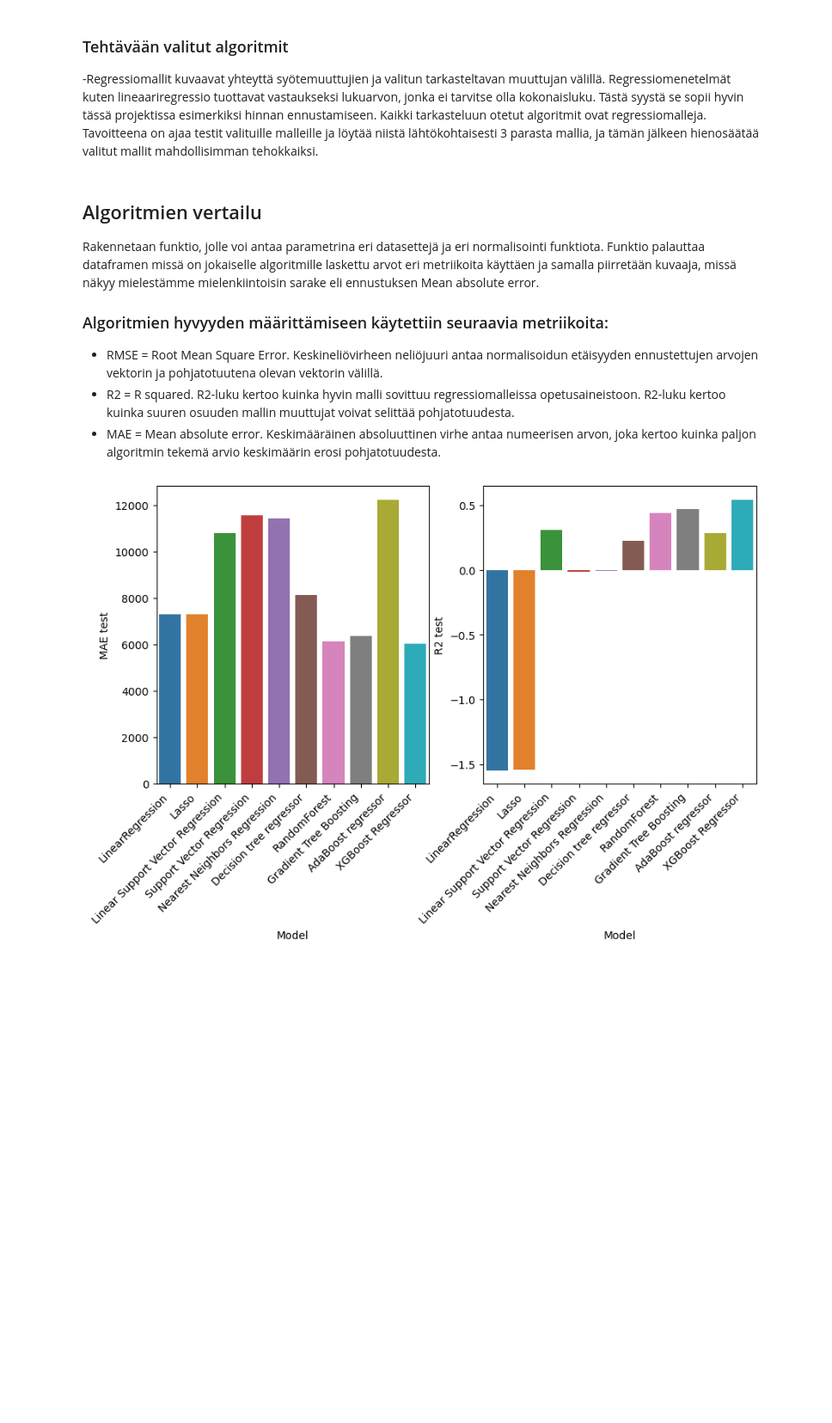
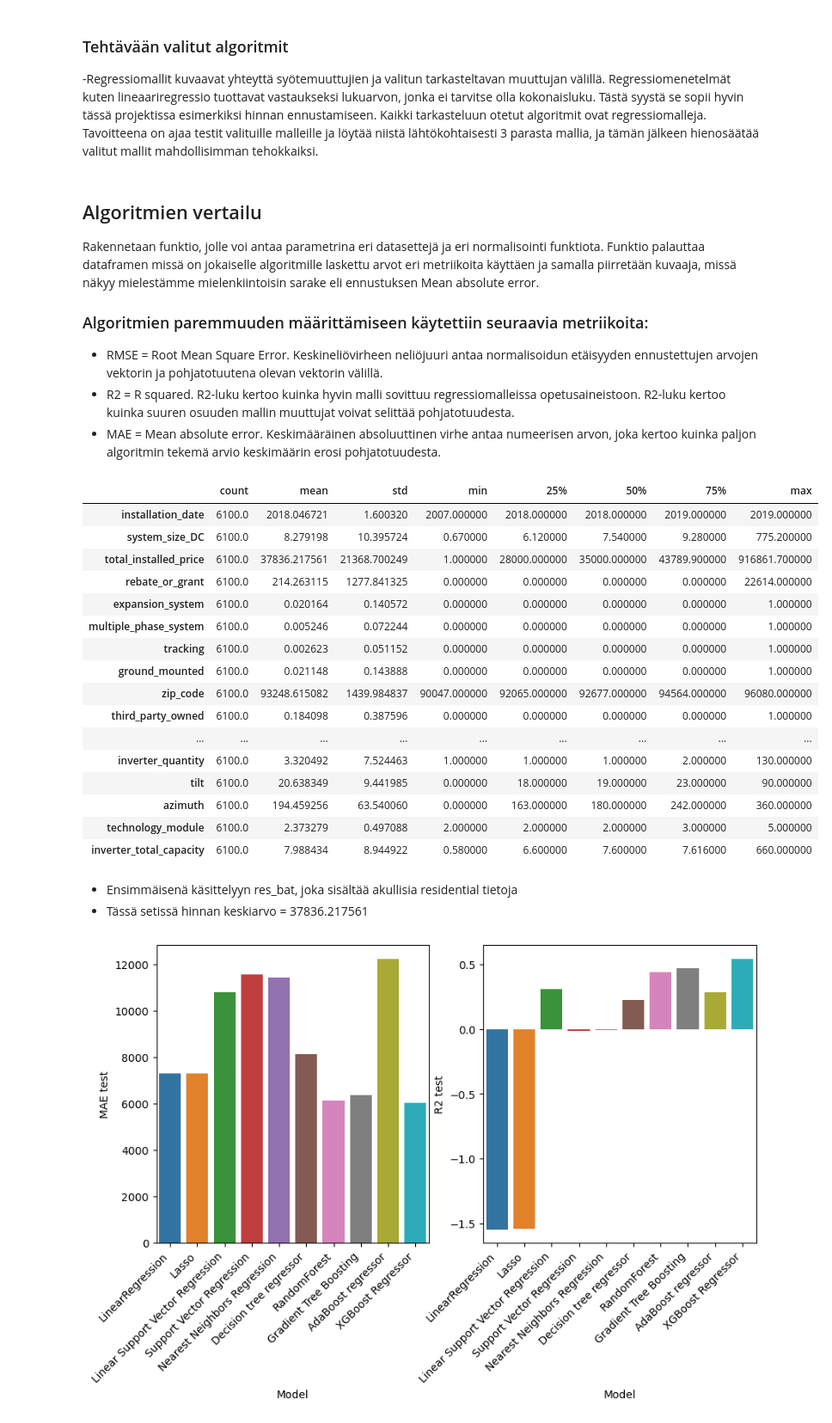
Before and after one commit to klehik/AI-DA-Projekti, a Jupyter notebook: Koneoppiminen.ipynb, the cells around one changed output. Shown at 86% size. Cells and saved outputs as stored; diff of their text form; code cells hidden in the pictures; blank space fills up the shorter version.

```diff
--- a/Koneoppiminen.ipynb
+++ b/Koneoppiminen.ipynb
@@ -77,7 +77,7 @@ models = {"LinearRegression":LinearRegression(),
 Rakennetaan funktio, jolle voi antaa parametrina eri datasettejä ja eri normalisointi funktiota. Funktio palauttaa dataframen missä on jokaiselle algoritmille laskettu arvot eri metriikoita käyttäen ja samalla piirretään kuvaaja, missä näkyy mielestämme mielenkiintoisin sarake eli
 ennustuksen Mean absolute error.
 
-### Algoritmien hyvyyden määrittämiseen käytettiin seuraavia metriikoita:
+### Algoritmien paremmuuden määrittämiseen käytettiin seuraavia metriikoita:
 
 - RMSE = Root Mean Square Error. Keskineliövirheen neliöjuuri antaa normalisoidun etäisyyden ennustettujen arvojen vektorin ja pohjatotuutena olevan vektorin välillä.
 - R2 = R squared. R2-luku kertoo kuinka hyvin malli sovittuu regressiomalleissa opetusaineistoon. R2-luku kertoo kuinka suuren osuuden mallin muuttujat voivat selittää pohjatotuudesta.
@@ -135,6 +135,29 @@ def evaluate_models(df,scaler,models):
 
 
     return tulos
+# %%
+res_bat.describe().T
+# %% [output]
+|  | count | mean | std | min | 25% | 50% | 75% | max |
+| installation_date | 6100.0 | 2018.046721 | 1.600320 | 2007.000000 | 2018.000000 | 2018.000000 | 2019.000000 | 2019.000000 |
+| system_size_DC | 6100.0 | 8.279198 | 10.395724 | 0.670000 | 6.120000 | 7.540000 | 9.280000 | 775.200000 |
+| total_installed_price | 6100.0 | 37836.217561 | 21368.700249 | 1.000000 | 28000.000000 | 35000.000000 | 43789.900000 | 916861.700000 |
+| rebate_or_grant | 6100.0 | 214.263115 | 1277.841325 | 0.000000 | 0.000000 | 0.000000 | 0.000000 | 22614.000000 |
+| expansion_system | 6100.0 | 0.020164 | 0.140572 | 0.000000 | 0.000000 | 0.000000 | 0.000000 | 1.000000 |
+| multiple_phase_system | 6100.0 | 0.005246 | 0.072244 | 0.000000 | 0.000000 | 0.000000 | 0.000000 | 1.000000 |
+| tracking | 6100.0 | 0.002623 | 0.051152 | 0.000000 | 0.000000 | 0.000000 | 0.000000 | 1.000000 |
+| ground_mounted | 6100.0 | 0.021148 | 0.143888 | 0.000000 | 0.000000 | 0.000000 | 0.000000 | 1.000000 |
+| zip_code | 6100.0 | 93248.615082 | 1439.984837 | 90047.000000 | 92065.000000 | 92677.000000 | 94564.000000 | 96080.000000 |
+| third_party_owned | 6100.0 | 0.184098 | 0.387596 | 0.000000 | 0.000000 | 0.000000 | 0.000000 | 1.000000 |
+| ... | ... | ... | ... | ... | ... | ... | ... | ... |
+| inverter_quantity | 6100.0 | 3.320492 | 7.524463 | 1.000000 | 1.000000 | 1.000000 | 2.000000 | 130.000000 |
+| tilt | 6100.0 | 20.638349 | 9.441985 | 0.000000 | 18.000000 | 19.000000 | 23.000000 | 90.000000 |
+| azimuth | 6100.0 | 194.459256 | 63.540060 | 0.000000 | 163.000000 | 180.000000 | 242.000000 | 360.000000 |
+| technology_module | 6100.0 | 2.373279 | 0.497088 | 2.000000 | 2.000000 | 2.000000 | 3.000000 | 5.000000 |
+| inverter_total_capacity | 6100.0 | 7.988434 | 8.944922 | 0.580000 | 6.600000 | 7.600000 | 7.616000 | 660.000000 |
+# %% [markdown]
+- Ensimmäisenä käsittelyyn res_bat, joka sisältää akullisia residential tietoja
+- Tässä setissä hinnan keskiarvo = 37836.217561
 # %%
 evaluate_models(res_bat,None,models)
 # %% [output]
```
Also changed, not shown: parts of 14 cells of this notebook, 2 other files.
